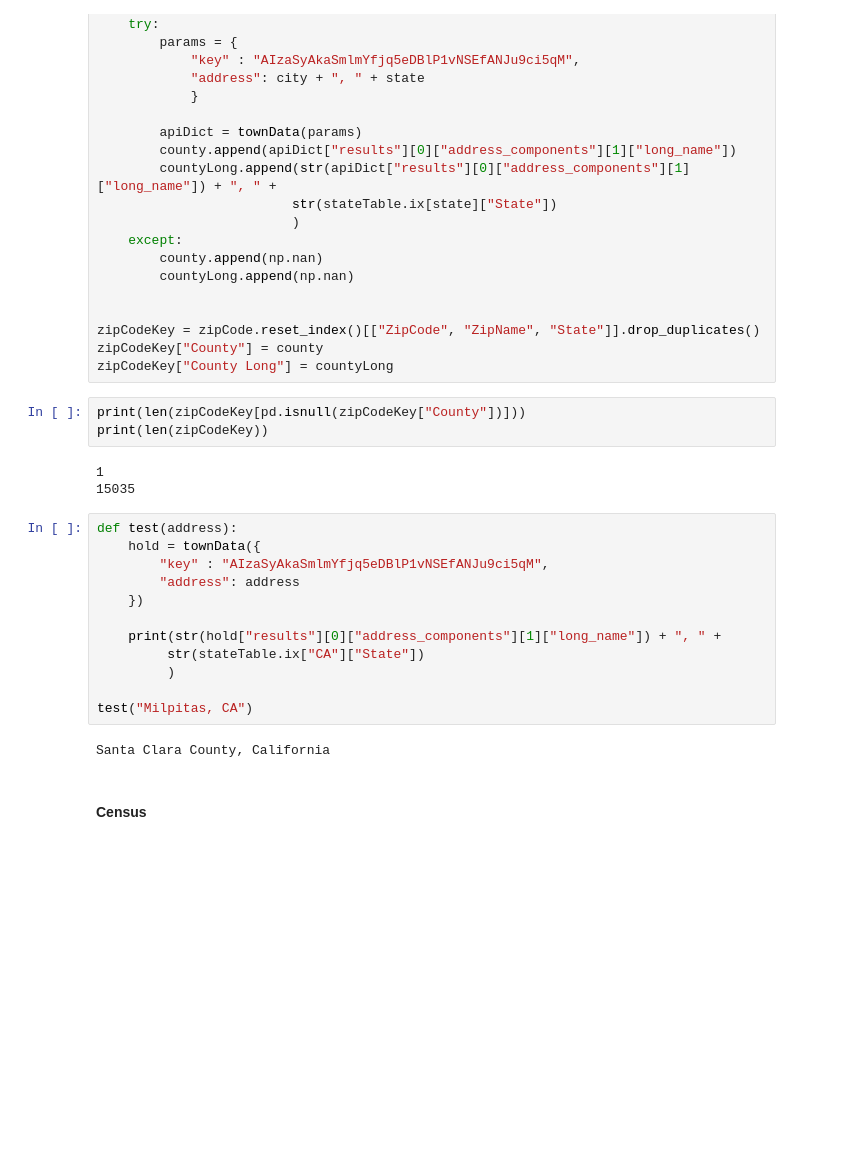
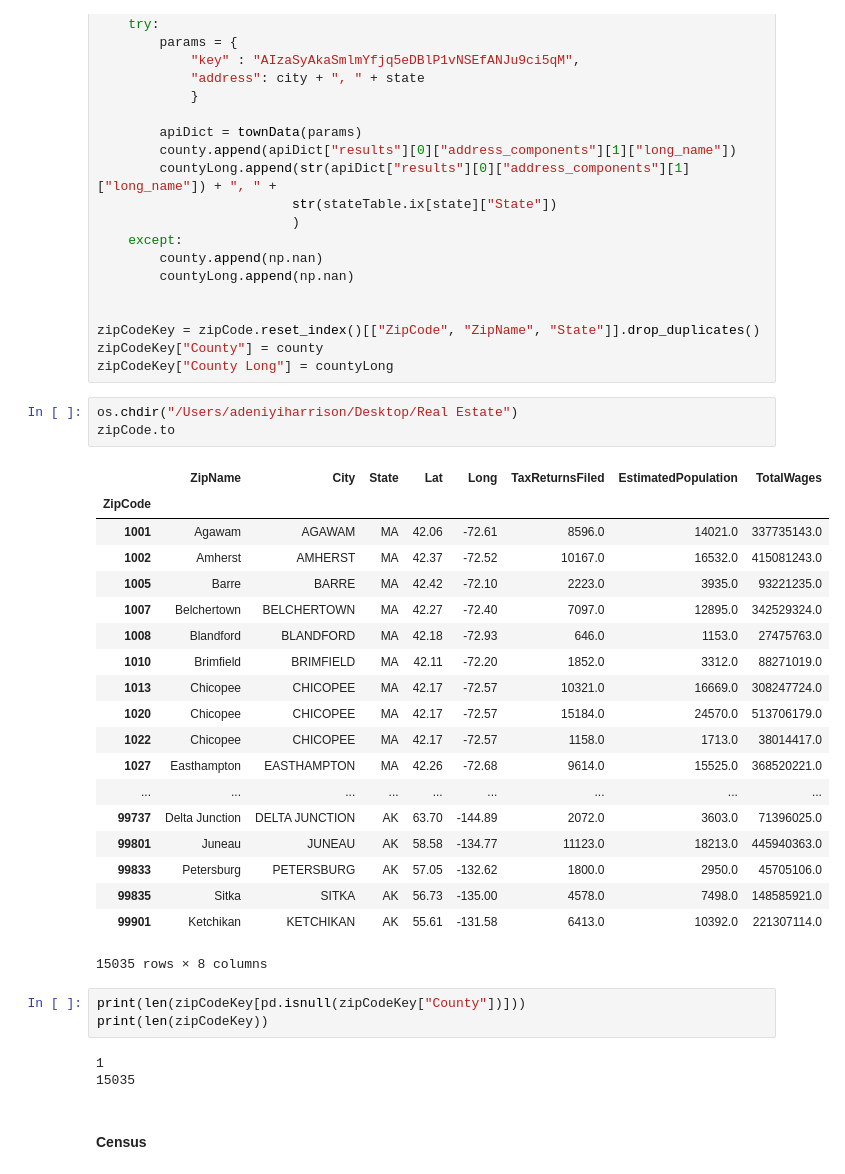
Before and after one commit to aaharrison/Realtor, a Jupyter notebook: Realtor Predictor.ipynb, the cells around one changed output. Drawn from its saved outputs; the diff is of its cells as text; blank space fills up the shorter version.

```diff
--- a/Realtor Predictor.ipynb
+++ b/Realtor Predictor.ipynb
@@ -214,26 +202,35 @@ for city, state in zip(zipCode.reset_index()[["ZipCode", "ZipName", "State"]].dr
 zipCodeKey = zipCode.reset_index()[["ZipCode", "ZipName", "State"]].drop_duplicates()
 zipCodeKey["County"] = county
 zipCodeKey["County Long"] = countyLong
+# %%
+os.chdir("/Users/adeniyiharrison/Desktop/Real Estate")
+zipCode.to
+# %% [output]
+|  | ZipName | City | State | Lat | Long | TaxReturnsFiled | EstimatedPopulation | TotalWages |
+| ZipCode |  |  |  |  |  |  |  |  |
+| 1001 | Agawam | AGAWAM | MA | 42.06 | -72.61 | 8596.0 | 14021.0 | 337735143.0 |
+| 1002 | Amherst | AMHERST | MA | 42.37 | -72.52 | 10167.0 | 16532.0 | 415081243.0 |
+| 1005 | Barre | BARRE | MA | 42.42 | -72.10 | 2223.0 | 3935.0 | 93221235.0 |
+| 1007 | Belchertown | BELCHERTOWN | MA | 42.27 | -72.40 | 7097.0 | 12895.0 | 342529324.0 |
+| 1008 | Blandford | BLANDFORD | MA | 42.18 | -72.93 | 646.0 | 1153.0 | 27475763.0 |
+| 1010 | Brimfield | BRIMFIELD | MA | 42.11 | -72.20 | 1852.0 | 3312.0 | 88271019.0 |
+| 1013 | Chicopee | CHICOPEE | MA | 42.17 | -72.57 | 10321.0 | 16669.0 | 308247724.0 |
+| 1020 | Chicopee | CHICOPEE | MA | 42.17 | -72.57 | 15184.0 | 24570.0 | 513706179.0 |
+| 1022 | Chicopee | CHICOPEE | MA | 42.17 | -72.57 | 1158.0 | 1713.0 | 38014417.0 |
+| 1027 | Easthampton | EASTHAMPTON | MA | 42.26 | -72.68 | 9614.0 | 15525.0 | 368520221.0 |
+| ... | ... | ... | ... | ... | ... | ... | ... | ... |
+| 99737 | Delta Junction | DELTA JUNCTION | AK | 63.70 | -144.89 | 2072.0 | 3603.0 | 71396025.0 |
+| 99801 | Juneau | JUNEAU | AK | 58.58 | -134.77 | 11123.0 | 18213.0 | 445940363.0 |
+| 99833 | Petersburg | PETERSBURG | AK | 57.05 | -132.62 | 1800.0 | 2950.0 | 45705106.0 |
+| 99835 | Sitka | SITKA | AK | 56.73 | -135.00 | 4578.0 | 7498.0 | 148585921.0 |
+| 99901 | Ketchikan | KETCHIKAN | AK | 55.61 | -131.58 | 6413.0 | 10392.0 | 221307114.0 |
+15035 rows × 8 columns
 # %%
 print(len(zipCodeKey[pd.isnull(zipCodeKey["County"])]))
 print(len(zipCodeKey))
 # %% [output]
 1
 15035
-# %%
-def test(address):
-    hold = townData({
-        "key" : "AIzaSyAkaSmlmYfjq5eDBlP1vNSEfANJu9ci5qM",
-        "address": address
-    })
-
-    print(str(hold["results"][0]["address_components"][1]["long_name"]) + ", " +
-         str(stateTable.ix["CA"]["State"])
-         )
-
-test("Milpitas, CA")
-# %% [output]
-Santa Clara County, California
 # %% [markdown]
 #### Census
 # %%
```
Also changed, not shown: parts of 1 cell of this notebook.
